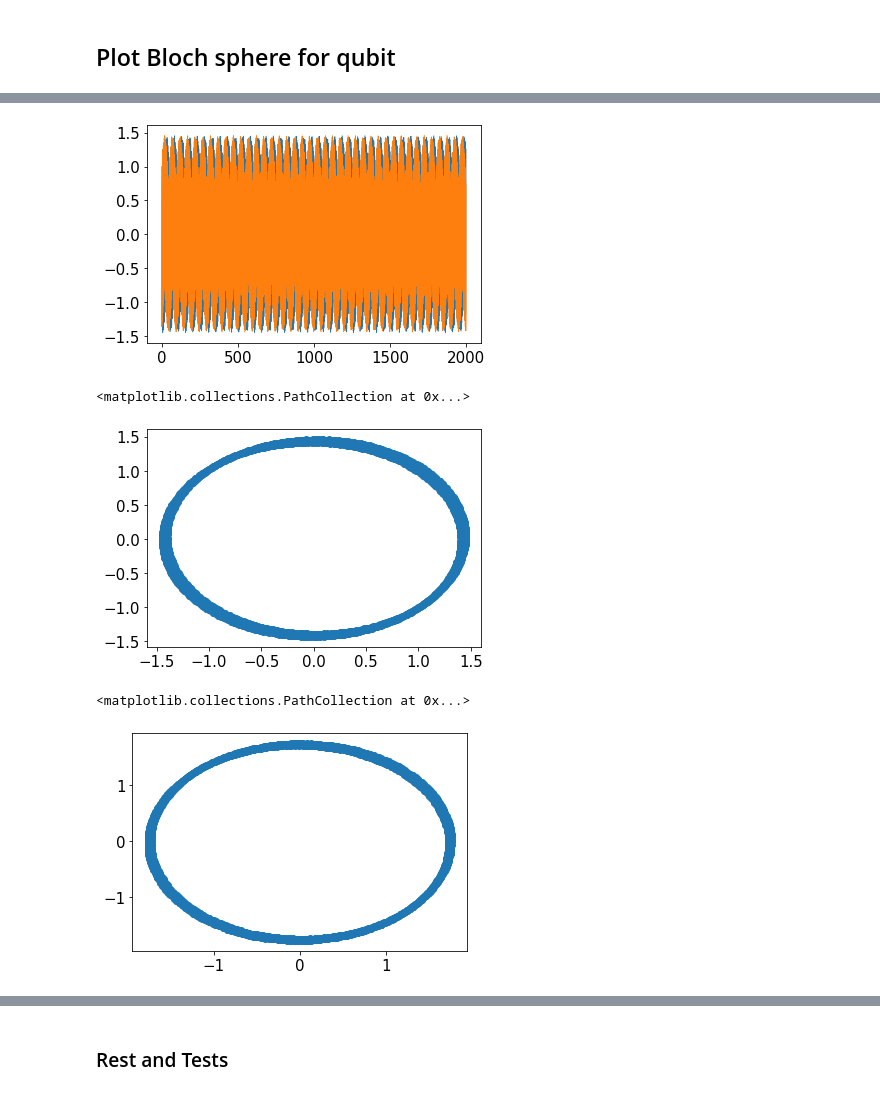
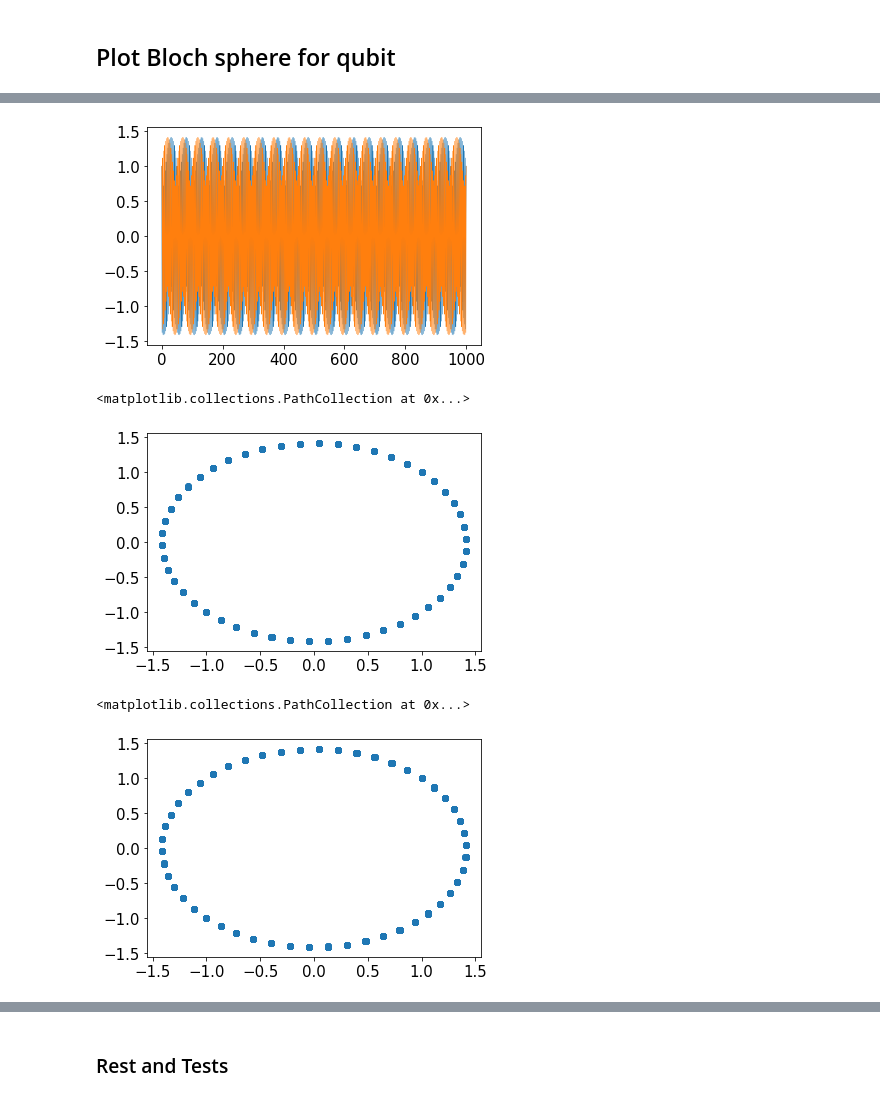
Before and after one commit to propellermint/Dynamic-chaos-in-the-kicked-photon-qubit-atom, a Jupyter notebook: Kicked Qubit.ipynb, the cells around one changed output, grey strips where cells are left out. Saved outputs shown, nothing was run; the diff lists cells and outputs as text; code cells hidden in the pictures.

```diff
--- a/Kicked Qubit.ipynb
+++ b/Kicked Qubit.ipynb
@@ -32,14 +32,14 @@ Tk = 2 * np.pi *r / w  #  period of an external driving force
 T = Tk
 Tq = 2 * Tk           # pulse repetition period
 
-ge = 0.02              #  coupling parameter
-phi = 1.0               #  external driving force amplitude
+ge = 0.0002              #  coupling parameter
+phi = 2.0               #  external driving force amplitude
 q0 = 1                 #  initial coordinate
 p0 = 1                 #  initial impulse
-u0 = np.sqrt(0.00000000001/4)   #  initial spinor component U
-v0 = np.sqrt(4/4)      #  initial spinor component V
+u0 = np.sqrt(2/4)   #  initial spinor component U
+v0 = np.sqrt(2j/4)      #  initial spinor component V
 
-n_steps = 2000        #  number of periods
+n_steps = 1000        #  number of periods
 print('Tk = ', Tk)
 print('Tq = ', Tq)
 
@@ -344,11 +344,11 @@ plt.plot(np.real(P), linewidth=0.5)
 plt.show()
 plt.scatter(np.real(Q), np.real(P))
 # %% [output]
-[figure, old version]
+[figure, new version]
 <matplotlib.collections.PathCollection at 0x...>
-[figure, old version]
+[figure, new version]
 # %%
-delta = 1
+delta = 1e-7
 
 Q1 = np.zeros(n_steps + 1, dtype=complex)
 P1 = np.zeros(n_steps + 1, dtype=complex)
@@ -361,34 +361,34 @@ U1[0] = u0
 V1[0] = v0
 
 mxsteps = n_steps  #  step number in solving diff. equation
 
 if n_steps <= 1000:
     mxsteps = 1000
 
 #  mapping for (p, q, u, v)
 for n in notebook.tqdm(range(1, n_steps + 1)):
 
     tn = Tq * (n - 1)
 
     p0 = P1[n - 1]
     q0 = Q1[n - 1]
     u0 = (np.cos(phi) * U1[n - 1] - 1j * np.sin(phi) * V1[n - 1])*np.exp(- 1j * w2 * Tq / 2)
     v0 = (-1j * np.sin(phi) * U1[n - 1] + np.cos(phi) * V1[n - 1])*np.exp(1j * w2 * Tq / 2)
 
     z0 = [p0, q0, u0, v0]
 
     sol = odeintw(func, z0, [tn ,tn + Tq], atol=1e-12, rtol=1e-10, mxstep=mxsteps)
     #print(sol)
     P1[n] = sol[-1,0]
     Q1[n] = sol[-1,1]
     U1[n] = sol[-1,2]
     V1[n] = sol[-1,3]
 #print(P)
 
 plt.scatter(np.real(Q1), np.real(P1))
 # %% [output]
 <matplotlib.collections.PathCollection at 0x...>
-[figure, old version]
+[figure, new version]
 # %%
 dx = [xtt - xttv for xtt, xttv in zip(np.real(Q), np.real(Q1))]
 dp = [ptt - pttv for ptt, pttv in zip(np.real(P), np.real(P1))]
```
Also changed, not shown: parts of 14 cells of this notebook, 7 other files.
